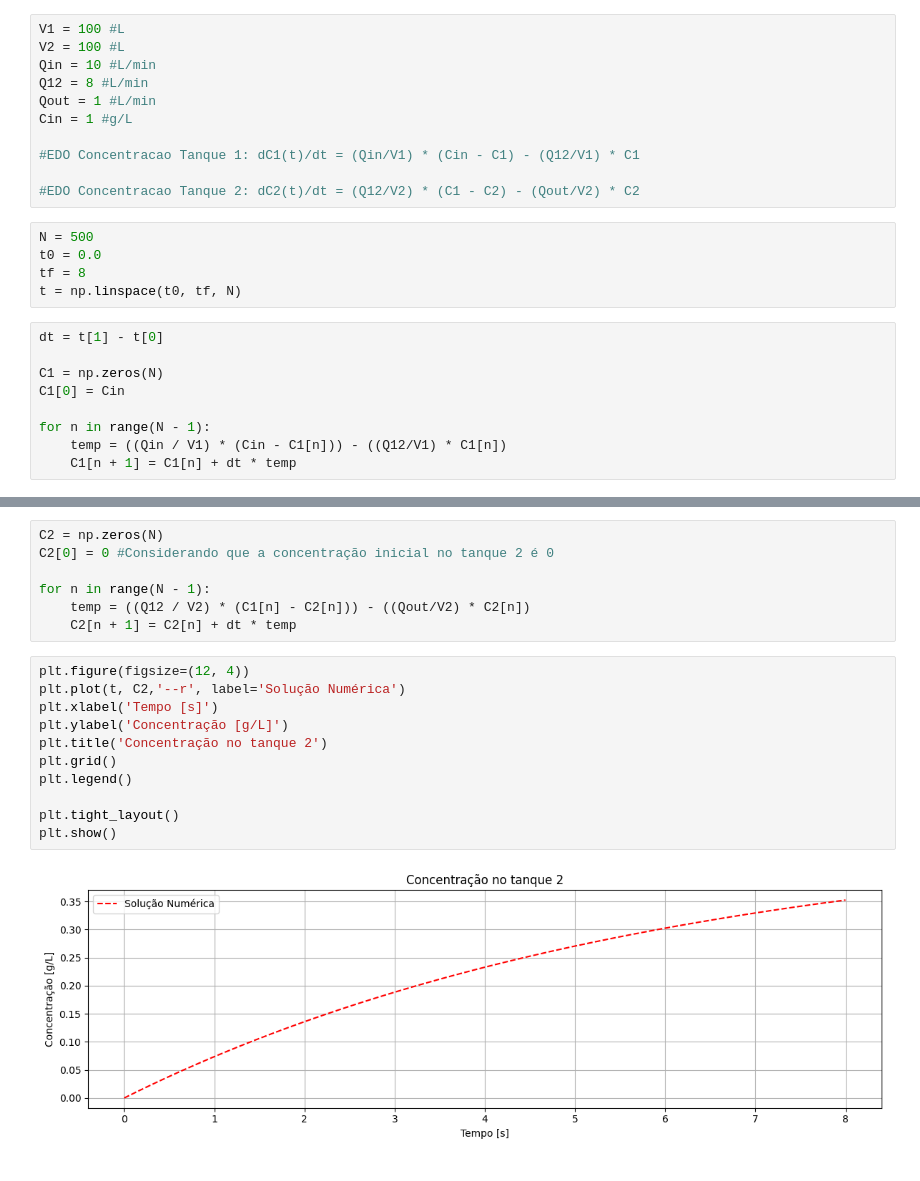
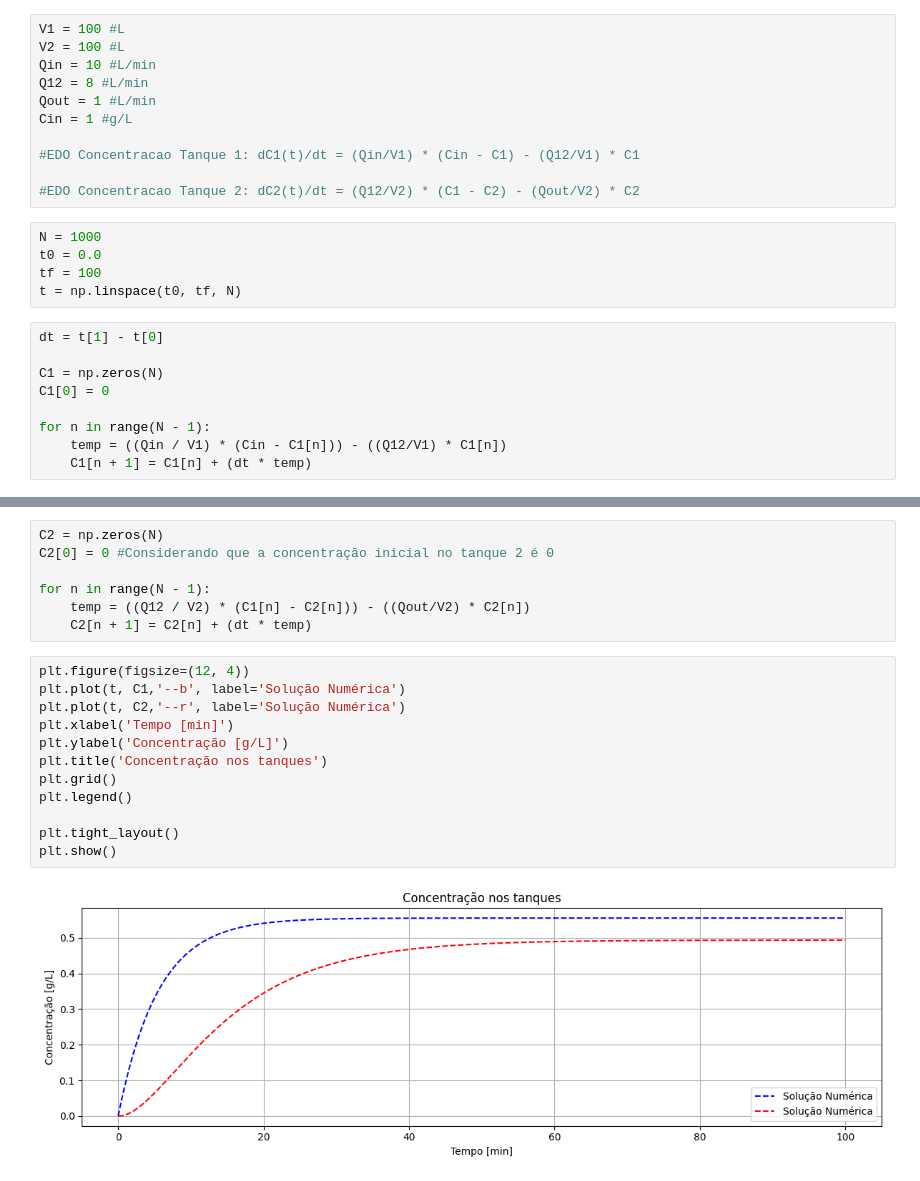
Before and after one commit to EnzoFSouza/computacao_numerica, a Jupyter notebook: q1U3.ipynb, the cells around one changed output, grey strips where cells are left out. Drawn from its saved outputs; the diff is of its cells as text.

```diff
--- a/q1U3.ipynb
+++ b/q1U3.ipynb
@@ -13,16 +13,16 @@ Cin = 1 #g/L
 
 #EDO Concentracao Tanque 2: dC2(t)/dt = (Q12/V2) * (C1 - C2) - (Qout/V2) * C2
 # %%
-N = 500
+N = 1000
 t0 = 0.0
-tf = 8
+tf = 100
 t = np.linspace(t0, tf, N)
 # %%
 dt = t[1] - t[0]
 
 C1 = np.zeros(N)
-C1[0] = Cin
+C1[0] = 0
 
 for n in range(N - 1):
     temp = ((Qin / V1) * (Cin - C1[n])) - ((Q12/V1) * C1[n])
-    C1[n + 1] = C1[n] + dt * temp
+    C1[n + 1] = C1[n] + (dt * temp)
@@ -45,17 +32,18 @@ C2[0] = 0 #Considerando que a concentração inicial no tanque 2 é 0
 
 for n in range(N - 1):
     temp = ((Q12 / V2) * (C1[n] - C2[n])) - ((Qout/V2) * C2[n])
-    C2[n + 1] = C2[n] + dt * temp
+    C2[n + 1] = C2[n] + (dt * temp)
 # %%
 plt.figure(figsize=(12, 4))
+plt.plot(t, C1,'--b', label='Solução Numérica')
 plt.plot(t, C2,'--r', label='Solução Numérica')
-plt.xlabel('Tempo [s]')
+plt.xlabel('Tempo [min]')
 plt.ylabel('Concentração [g/L]')
-plt.title('Concentração no tanque 2')
+plt.title('Concentração nos tanques')
 plt.grid()
 plt.legend()
 
 plt.tight_layout()
 plt.show()
 # %% [output]
-[figure, old version]
+[figure, new version]
```
Also changed, not shown: parts of 1 cell of this notebook, 1 other file.
